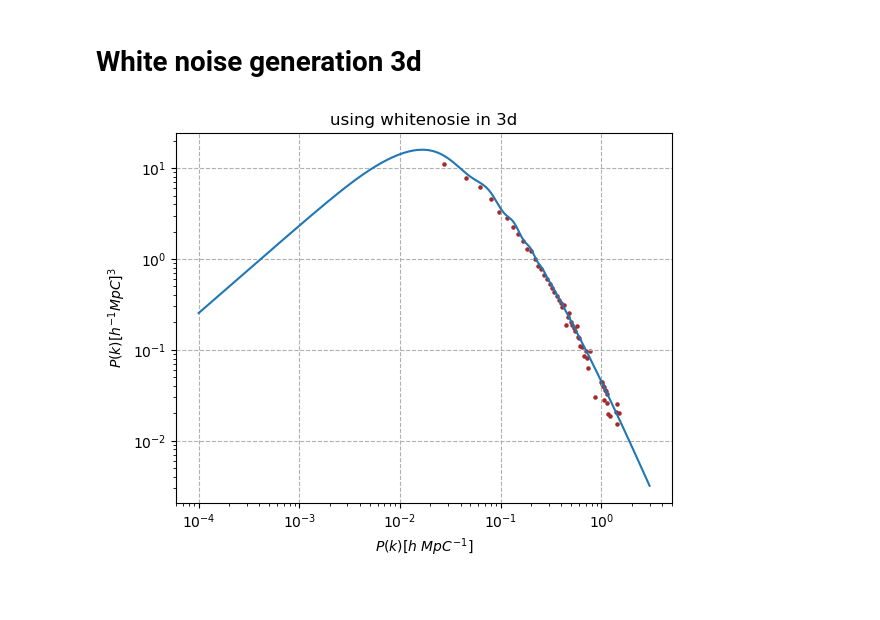
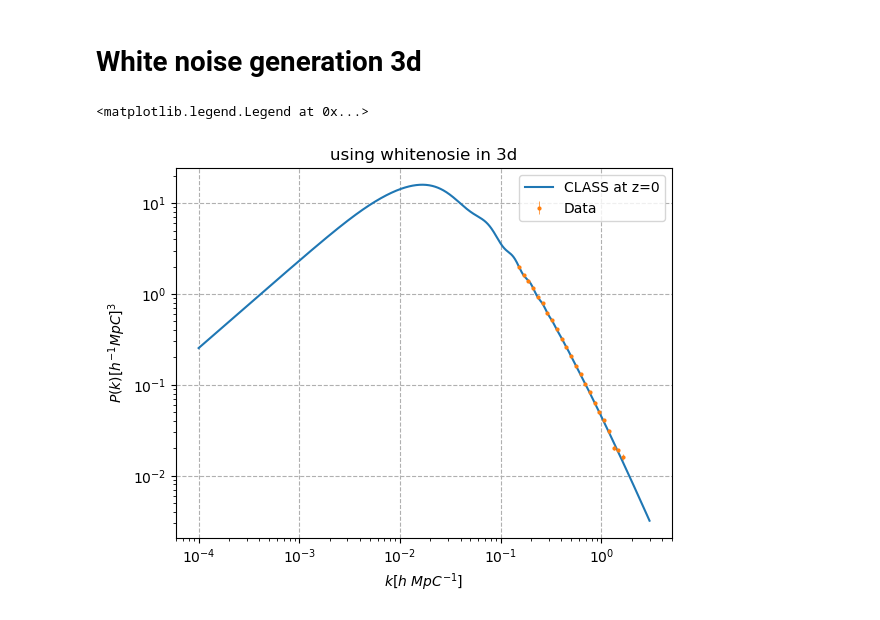
Before and after one commit to satvik-m97/PhD_thesis, a Jupyter notebook: DM_density_field.ipynb, the cells around one changed output. Cells and saved outputs as stored; diff of their text form; code cells hidden in the pictures.

```diff
--- a/DM_density_field.ipynb
+++ b/DM_density_field.ipynb
@@ -239,12 +251,0 @@ for i in range(0,l-1):
-# %%
-plt.scatter(kspace[1:l],pk[1:]/length**3,s=5, c='brown')
-plt.plot(mpk[:,0],mpk[:,1])
-plt.grid(linestyle = "dashed")
-plt.ylabel('$P(k) [h^{-1}MpC]^3$')
-plt.xlabel('$P(k) [h~MpC^{-1}]$')
-plt.title("using whitenosie in 3d")
-plt.xscale('log')
-plt.yscale('log')
-plt.savefig("pk_whitenosie3d_1run")
-# %% [output]
-[figure, removed]
@@ -251 +273,28 @@ plt.savefig("pk_whitenosie3d_1run")
+# %%
+pk_mean=np.mean(store/length**3,axis=0),
+pk_std = np.std(store/length**3,axis=0)
+pk_mean=pk_mean[0]
+# %%
+k_space = np.zeros(len(kspace)-1)
+
+for i in range(len(kspace)-2):
+
+    k_space[i] = (kspace[i+1]+kspace[i+2])/2
+k_space[-1] = kspace[-1]
+
+
+plt.plot(mpk[:,0],mpk[:,1],label="CLASS at z=0")
+plt.grid(linestyle = "dashed")
+plt.ylabel('$P(k) [h^{-1}MpC]^3$')
+plt.xlabel('$k [h~MpC^{-1}]$')
+
+plt.errorbar(k_space, pk_mean[1:], yerr=pk_std[1:], fmt='o', label='Data', linewidth=0.5,markersize=2.0)
+plt.title("using whitenosie in 3d")
+plt.xscale('log')
+plt.yscale('log')
+plt.legend()
+# plt.savefig("Pkz_0_2d_kspace")
+# %% [output]
+<matplotlib.legend.Legend at 0x...>
+[figure, added]
 # %%
```
Also changed, not shown: parts of 16 cells of this notebook.
